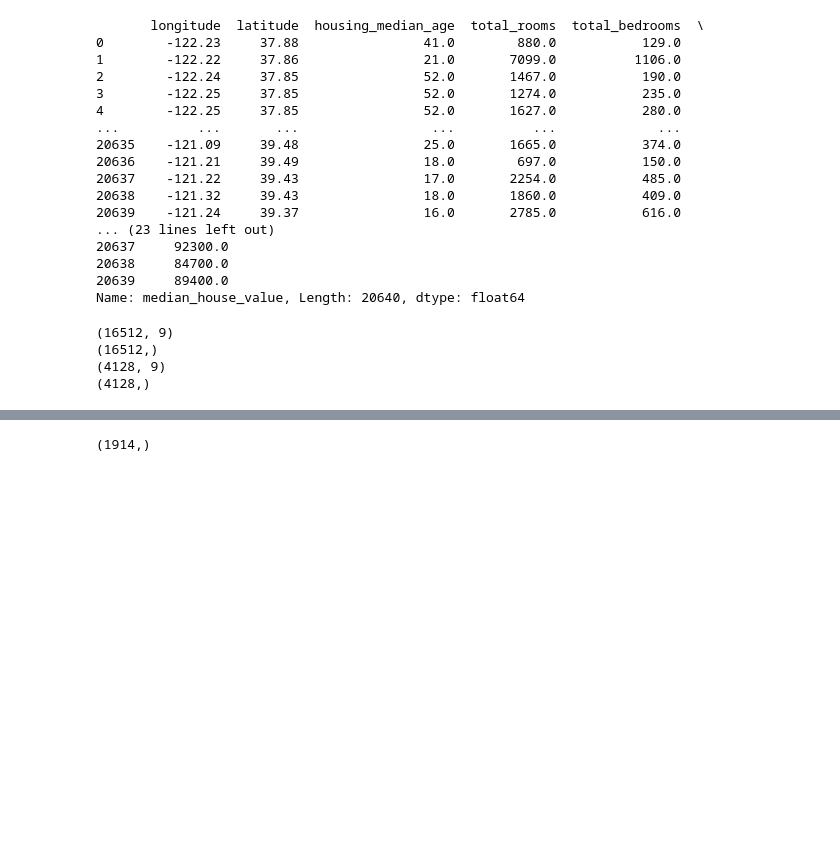
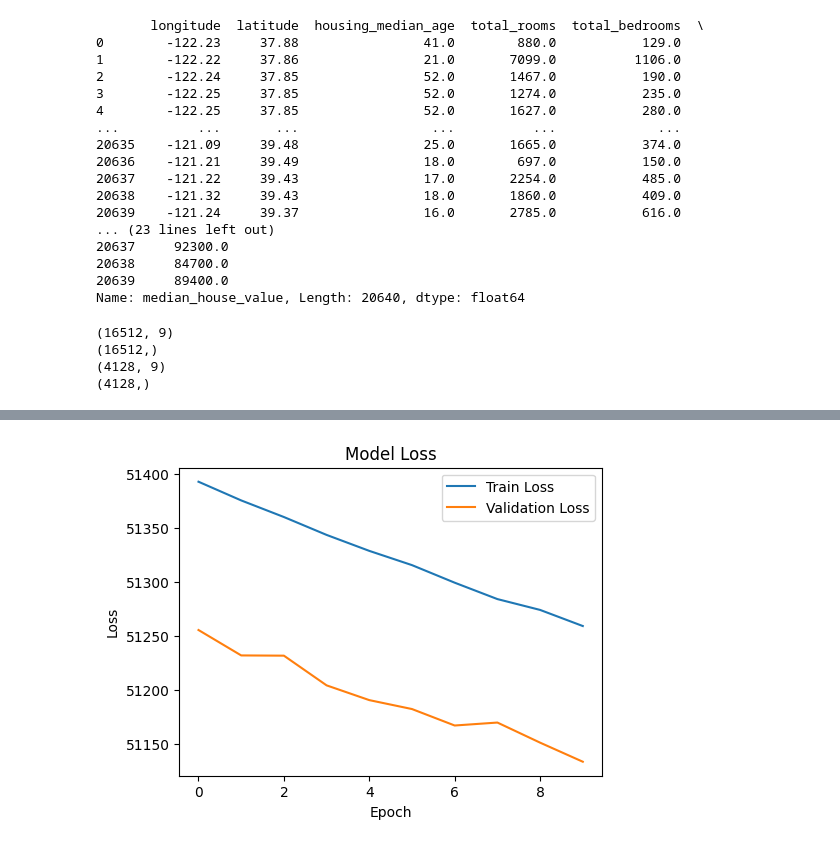
Before and after one commit to ShigekiKamata/Learn, a Jupyter notebook: TensorFlow_Basics_house_price.ipynb, the cells around one changed output, grey strips where cells are left out. Drawn from its saved outputs; the diff is of its cells as text; code cells hidden in the pictures; blank space fills up the shorter version.

```diff
--- a/TensorFlow_Basics_house_price.ipynb
+++ b/TensorFlow_Basics_house_price.ipynb
@@ -83,5 +112,7 @@ oh_encoder = OneHotEncoder(sparse=False, handle_unknown='ignore')
 # %%
 from sklearn.preprocessing import MinMaxScaler, StandardScaler
 
-scaler = StandardScaler()
-X_train = scaler.fit(X[['']])
+# Normalize data (Careful with data leakage)
+scaler = MinMaxScaler()
+X_train = scaler.fit_transform(X_train)
+X_test = scaler.transform(X_test)
@@ -118,13 +147,14 @@ ann.add(tf.keras.layers.Dense(units=6, activation='relu'))
 ann.add(tf.keras.layers.Dense(units=1, activation=None))
 
 # Compile the ANN, optimizer specifies the way of stocastic gradient descent
-ann.compile(optimizer='adam', loss ='mean_squared_error')
+ann.compile(optimizer='adam', loss ='mean_absolute_error')
 # %%
 # Train model
 # epoch: one run through of dataset
 # batch_size: size of each subset of dataset when it's devided
 # Iteration: run through of a batch, one weight update happens per iteration
 # During an iteration, gradients (from ) get averaged for one average gradient fot the batch
+# Weight update via backpropagation happens once per batch
 
-ann.fit(X_train, y_train, epochs=100, batch_size=32)
+history = ann.fit(X_train, y_train, epochs=10, batch_size=32, validation_data=(X_test, y_test))
 # %% [output]
@@ -149,7 +181,17 @@ Epoch 100/100
-# %%
-y_test.shape
-# %% [output]
-(1914,)
+# %%
+# Plot training & validation loss values
+plt.figure(figsize=(12, 4))
+
+plt.subplot(1, 2, 1)
+plt.plot(history.history['loss'], label='Train Loss')
+plt.plot(history.history['val_loss'], label='Validation Loss')
+plt.title('Model Loss')
+plt.xlabel('Epoch')
+plt.ylabel('Loss')
+plt.legend(loc='upper right')
+plt.show()
+# %% [output]
+[figure, added]
 # %%
 y_pred = ann.predict(X_test)
 np.set_printoptions(precision=2)
```
Also changed, not shown: parts of 10 cells of this notebook.
